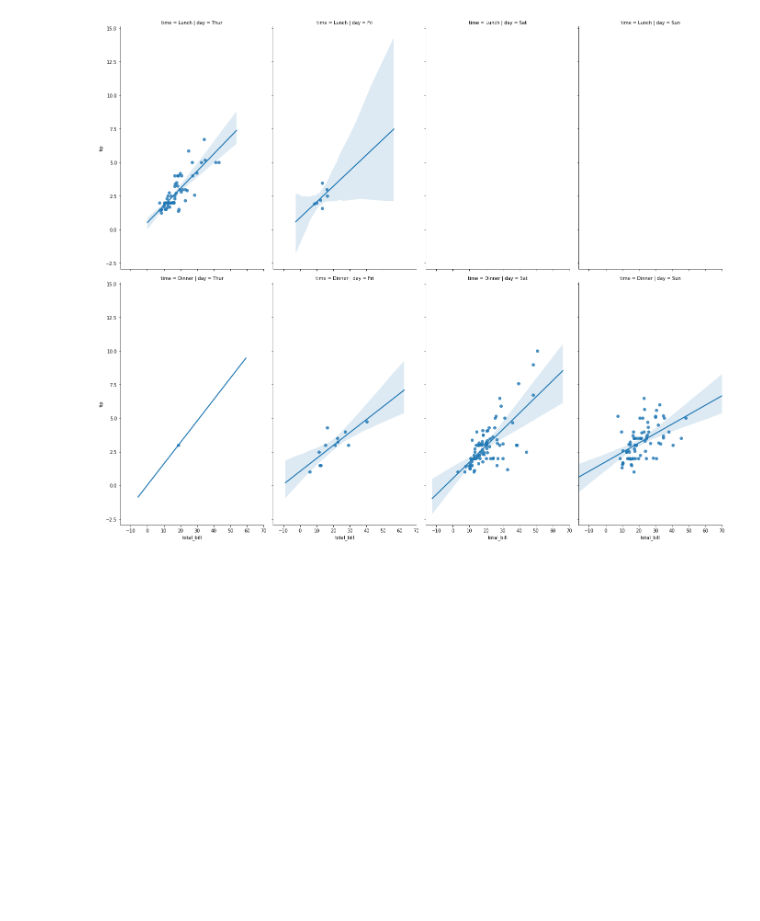
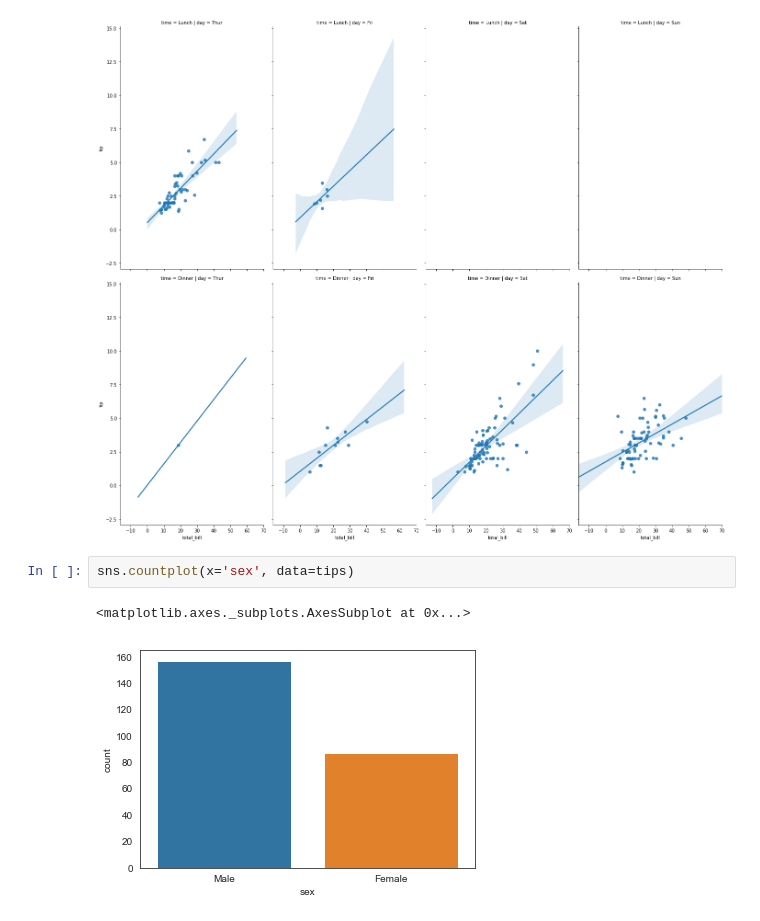
Before and after one commit to shashwatanand/learningpython, a Jupyter notebook: problems/seaborn.ipynb, the cells around one changed output. Saved outputs shown, nothing was run; the diff lists cells and outputs as text; blank space fills up the shorter version.

```diff
--- a/problems/seaborn.ipynb
+++ b/problems/seaborn.ipynb
@@ -393,3 +393,8 @@ sns.lmplot(x='total_bill', y='tip', data=tips, col='day', row='time', aspect=0.6
 # %% [output]
 <seaborn.axisgrid.FacetGrid at 0x...>
 [figure]
+# %%
+sns.countplot(x='sex', data=tips)
+# %% [output]
+<matplotlib.axes._subplots.AxesSubplot at 0x...>
+[figure, added]
```
Also changed, not shown: parts of 11 cells of this notebook.
